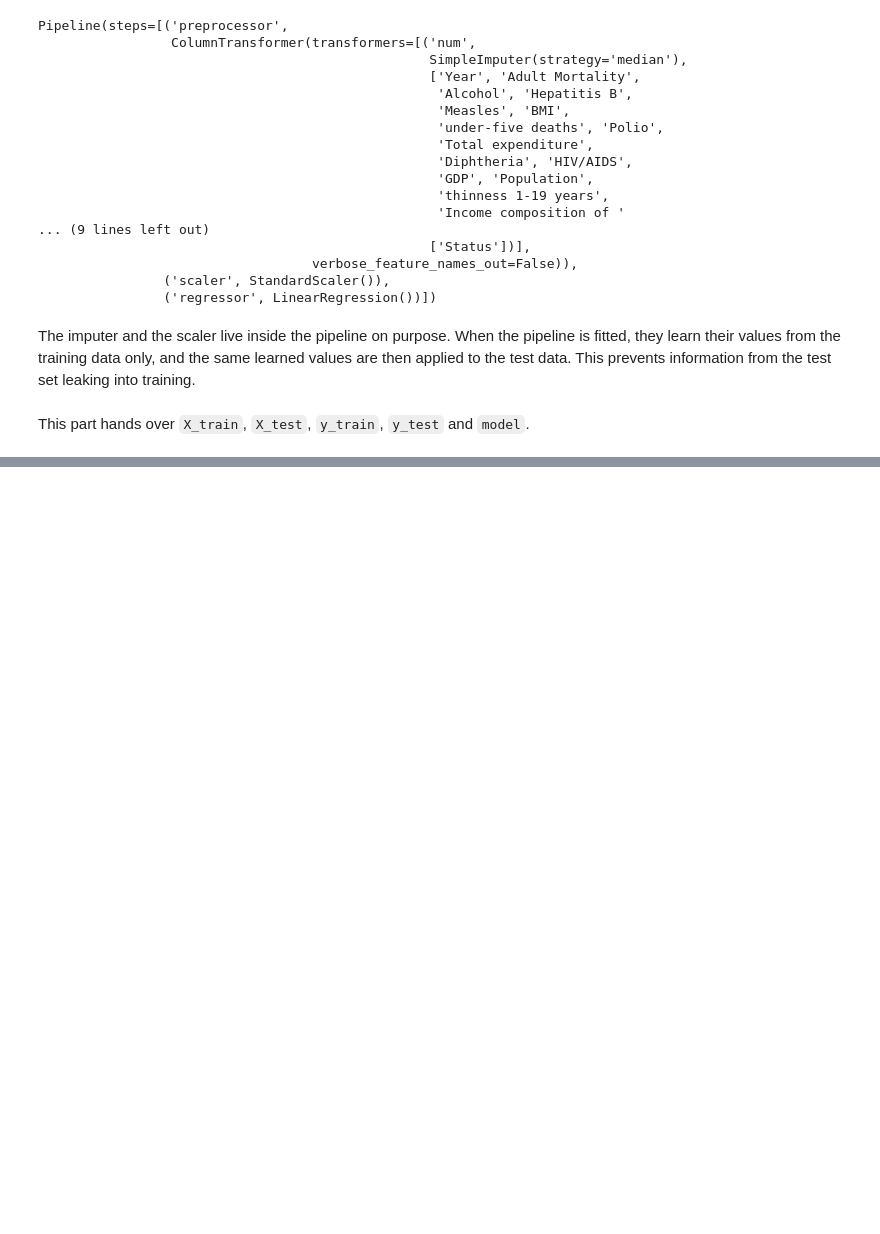
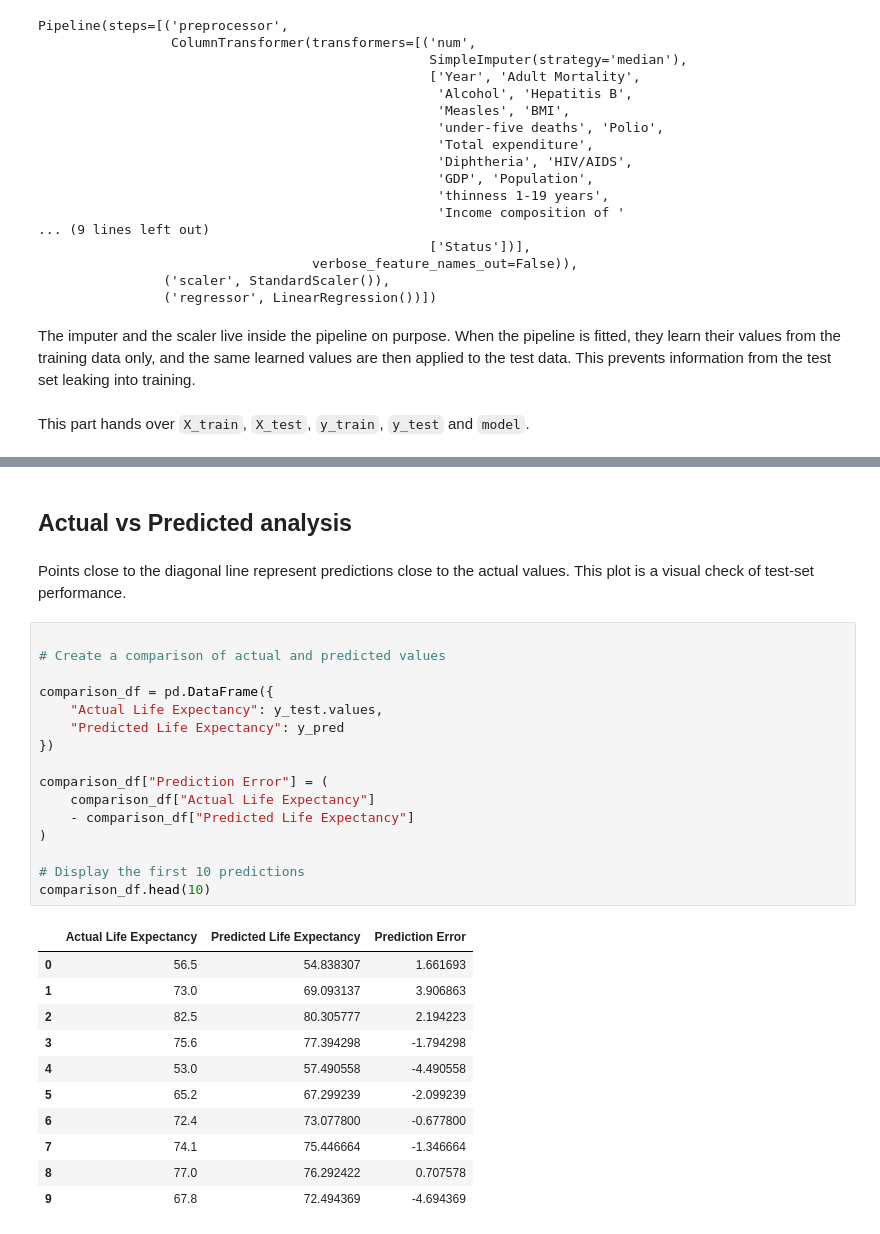
Before and after one commit to aaditverma0/life-expectancy-predictor, a Jupyter notebook: notebooks/main.ipynb, the cells around one changed output, grey strips where cells are left out. Cells and saved outputs as stored; diff of their text form; blank space fills up the shorter version.

```diff
--- a/notebooks/main.ipynb
+++ b/notebooks/main.ipynb
@@ -312,0 +409,32 @@ This part hands over `X_train`, `X_test`, `y_train`, `y_test` and `model`.
+# %% [markdown]
+##  Actual vs Predicted analysis
+# %% [markdown]
+Points close to the diagonal line represent predictions close to the actual values. This plot is a visual check of test-set performance.
+# %%
+
+# Create a comparison of actual and predicted values
+
+comparison_df = pd.DataFrame({
+    "Actual Life Expectancy": y_test.values,
+    "Predicted Life Expectancy": y_pred
+})
+
+comparison_df["Prediction Error"] = (
+    comparison_df["Actual Life Expectancy"]
+    - comparison_df["Predicted Life Expectancy"]
+)
+
+# Display the first 10 predictions
+comparison_df.head(10)
+# %% [output]
+|  | Actual Life Expectancy | Predicted Life Expectancy | Prediction Error |
+| 0 | 56.5 | 54.838307 | 1.661693 |
+| 1 | 73.0 | 69.093137 | 3.906863 |
+| 2 | 82.5 | 80.305777 | 2.194223 |
+| 3 | 75.6 | 77.394298 | -1.794298 |
+| 4 | 53.0 | 57.490558 | -4.490558 |
+| 5 | 65.2 | 67.299239 | -2.099239 |
+| 6 | 72.4 | 73.077800 | -0.677800 |
+| 7 | 74.1 | 75.446664 | -1.346664 |
+| 8 | 77.0 | 76.292422 | 0.707578 |
+| 9 | 67.8 | 72.494369 | -4.694369 |
```
Also changed, not shown: parts of 16 cells of this notebook, 1 other file.
